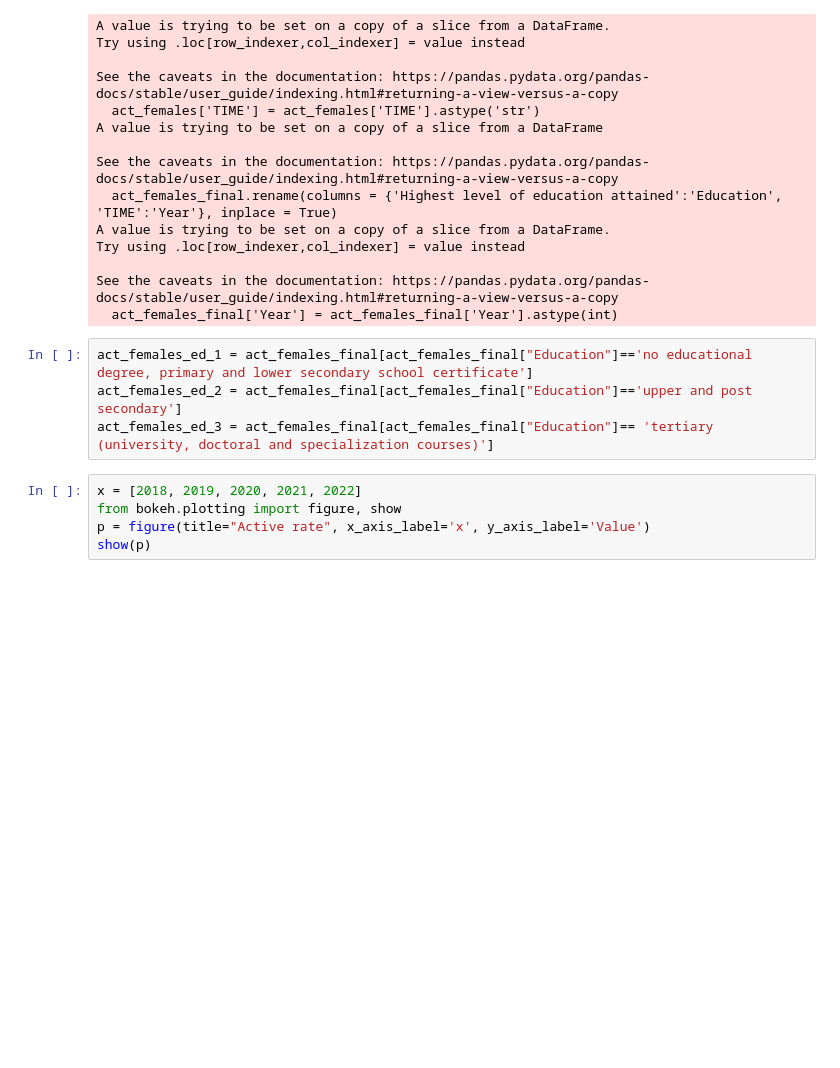
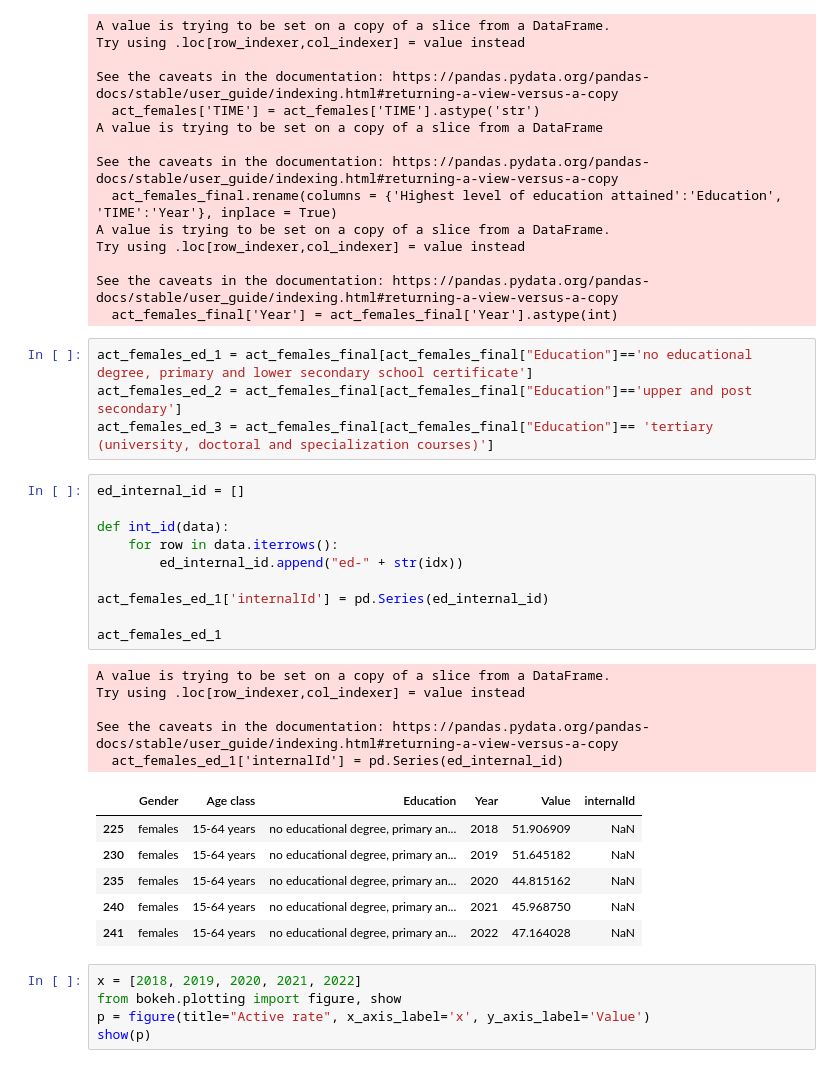
Before and after one commit to openaccesstoimmigrants/EmpowerItaly, a Jupyter notebook: Data_Management.ipynb, the cells around one changed output. Saved outputs shown, nothing was run; the diff lists cells and outputs as text; blank space fills up the shorter version.

Commit message:
data cleansing

```diff
--- a/Data_Management.ipynb
+++ b/Data_Management.ipynb
@@ -86,6 +85,28 @@ See the caveats in the documentation: https://pandas.pydata.org/pandas-docs/stab
 act_females_ed_1 = act_females_final[act_females_final["Education"]=='no educational degree, primary and lower secondary school certificate']
 act_females_ed_2 = act_females_final[act_females_final["Education"]=='upper and post secondary']
 act_females_ed_3 = act_females_final[act_females_final["Education"]== 'tertiary (university, doctoral and specialization courses)']
+# %%
+ed_internal_id = []
+
+def int_id(data):
+    for row in data.iterrows():
+        ed_internal_id.append("ed-" + str(idx))
+
+act_females_ed_1['internalId'] = pd.Series(ed_internal_id)
+
+act_females_ed_1
+# %% [output]
+A value is trying to be set on a copy of a slice from a DataFrame.
+Try using .loc[row_indexer,col_indexer] = value instead
+
+See the caveats in the documentation: https://pandas.pydata.org/pandas-docs/stable/user_guide/indexing.html#returning-a-view-versus-a-copy
+  act_females_ed_1['internalId'] = pd.Series(ed_internal_id)
+|  | Gender | Age class | Education | Year | Value | internalId |
+| 225 | females | 15-64 years | no educational degree, primary an... | 2018 | 51.906909 | NaN |
+| 230 | females | 15-64 years | no educational degree, primary an... | 2019 | 51.645182 | NaN |
+| 235 | females | 15-64 years | no educational degree, primary an... | 2020 | 44.815162 | NaN |
+| 240 | females | 15-64 years | no educational degree, primary an... | 2021 | 45.968750 | NaN |
+| 241 | females | 15-64 years | no educational degree, primary an... | 2022 | 47.164028 | NaN |
 # %%
 x = [2018, 2019, 2020, 2021, 2022]
 from bokeh.plotting import figure, show
```
Also changed, not shown: parts of 1 cell of this notebook.
